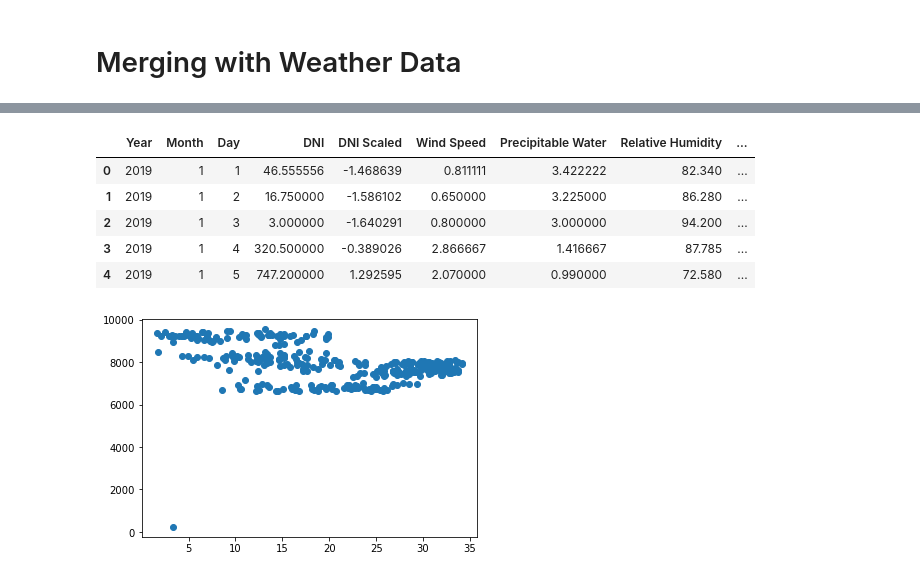
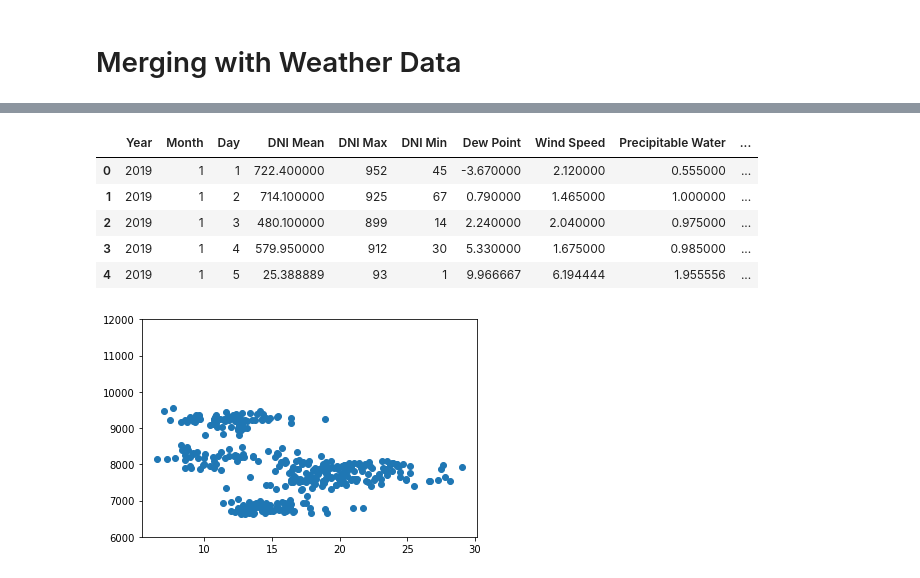
Before and after one commit to A-Wadhwani/ME597-Project, a Jupyter notebook: UCB_data_cleaning.ipynb, the cells around one changed output, grey strips where cells are left out. Cells and saved outputs as stored; diff of their text form; code cells hidden in the pictures.

Commit message:
Added UCF Data Cleaning, updated stuff

```diff
--- a/UCB_data_cleaning.ipynb
+++ b/UCB_data_cleaning.ipynb
@@ -113,7 +121,7 @@ df_power.to_csv('Datasets/UCB_PowerConsumption.csv', index=False)
 # %% [markdown]
 # Merging with Weather Data
 # %%
-df_weather = pd.read_csv('Datasets/Atlanta_Weather.csv', skiprows=2)
+df_weather = pd.read_csv('Datasets/Berkeley_Weather.csv', skiprows=2)
 df_power = pd.read_csv('Datasets/UCB_PowerConsumption.csv')
 # %%
 df_weather.describe()
@@ -216,3 +165,0 @@ print(DNI_scaled)
-# %%
-df_weather.insert(4,'DNI scaled', DNI_scaled)
-df_weather.head()
@@ -238,0 +166,8 @@ df_weather.describe()
+# %%
+#Take mean, max and min for each DNI in DataFrame and mean for everything else
+max_dni = df_weather.groupby(['Year', 'Month', 'Day']).max().reset_index()['DNI']
+min_dni = df_weather.groupby(['Year', 'Month', 'Day']).min().reset_index()['DNI']
+df_weather = pd.DataFrame(df_weather.groupby(['Year', 'Month', 'Day']).mean().reset_index())
+df_weather.insert(4, 'DNI Max', max_dni)
+df_weather.insert(5, 'DNI Min', min_dni)
+df_weather.head()
@@ -249,19 +203,20 @@ df_power.head()
 # %%
-df_merge = df_weather.merge(df_power[['act_power', 'Month', 'Day']], left_on=('Month', 'Day'), right_on=('Month', 'Day'), how = 'inner', suffixes=('_left','_right'))
-df_merge = df_merge.rename(columns={'act_power': 'Power Consumption', 'DNI_scaled': 'DNI Scaled'})
+df_merge = df_weather.merge(df_power[['act_power', 'Month', 'Day', 'Weekday']], left_on=('Month', 'Day'), right_on=('Month', 'Day'), how = 'inner', suffixes=('_left','_right'))
+df_merge = df_merge.rename(columns={'act_power': 'Power Consumption', 'DNI':'DNI Mean'})
 df_merge.head()
 # %% [output]
-|  | Year | Month | Day | DNI | DNI Scaled | Wind Speed | Precipitable Water | Relative Humidity | ... |
-| 0 | 2019 | 1 | 1 | 46.555556 | -1.468639 | 0.811111 | 3.422222 | 82.340 | ... |
-| 1 | 2019 | 1 | 2 | 16.750000 | -1.586102 | 0.650000 | 3.225000 | 86.280 | ... |
-| 2 | 2019 | 1 | 3 | 3.000000 | -1.640291 | 0.800000 | 3.000000 | 94.200 | ... |
-| 3 | 2019 | 1 | 4 | 320.500000 | -0.389026 | 2.866667 | 1.416667 | 87.785 | ... |
-| 4 | 2019 | 1 | 5 | 747.200000 | 1.292595 | 2.070000 | 0.990000 | 72.580 | ... |
+|  | Year | Month | Day | DNI Mean | DNI Max | DNI Min | Dew Point | Wind Speed | Precipitable Water | ... |
+| 0 | 2019 | 1 | 1 | 722.400000 | 952 | 45 | -3.670000 | 2.120000 | 0.555000 | ... |
+| 1 | 2019 | 1 | 2 | 714.100000 | 925 | 67 | 0.790000 | 1.465000 | 1.000000 | ... |
+| 2 | 2019 | 1 | 3 | 480.100000 | 899 | 14 | 2.240000 | 2.040000 | 0.975000 | ... |
+| 3 | 2019 | 1 | 4 | 579.950000 | 912 | 30 | 5.330000 | 1.675000 | 0.985000 | ... |
+| 4 | 2019 | 1 | 5 | 25.388889 | 93 | 1 | 9.966667 | 6.194444 | 1.955556 | ... |
 # %%
 #Exploratory Analysis between Temperature and Power Consumption
 import matplotlib.pyplot as plt
 
+plt.ylim([6000,12000])
 plt.scatter(df_merge['Temperature'], df_merge['Power Consumption'])
 plt.show()
 # %% [output]
-[figure, old version]
+[figure, new version]
```
Also changed, not shown: parts of 16 cells of this notebook, 32 other files.
